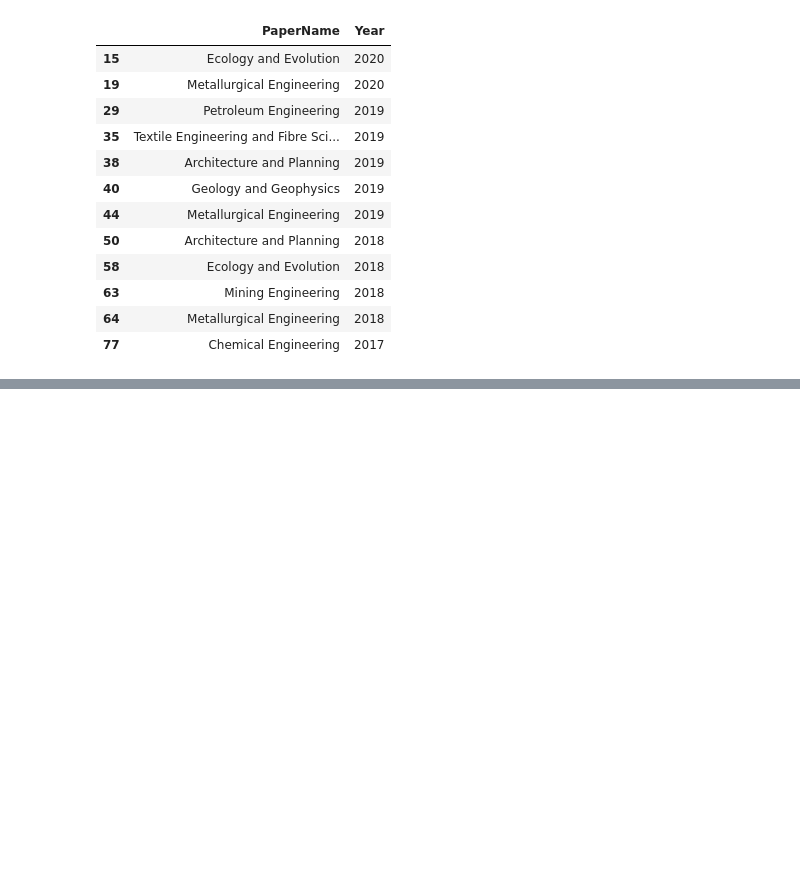
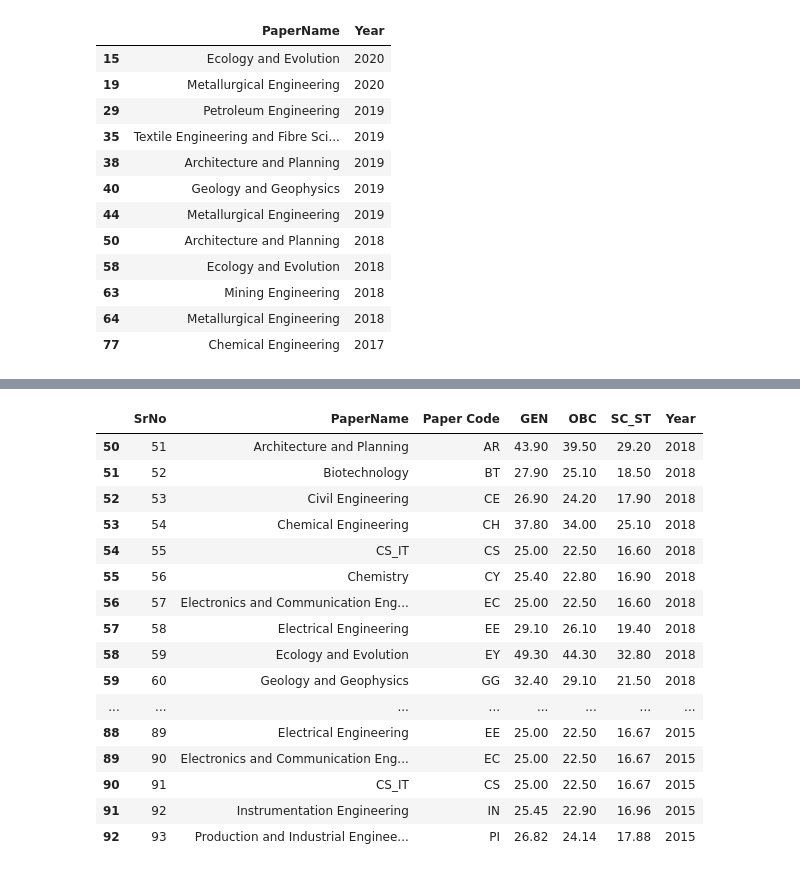
Before and after one commit to Arpan-tech-create/Machine_Learning, a Jupyter notebook: loc & iloc.ipynb, the cells around one changed output, grey strips where cells are left out. Cells and saved outputs as stored; diff of their text form; code cells hidden in the pictures; blank space fills up the shorter version.

```diff
--- a/loc & iloc.ipynb
+++ b/loc & iloc.ipynb
@@ -112,0 +191,20 @@ read.loc[read['GEN']>40,['PaperName','Year']]
+# %%
+read.iloc[50:,:]
+# %% [output]
+|  | SrNo | PaperName | Paper Code | GEN | OBC | SC_ST | Year |
+| 50 | 51 | Architecture and Planning | AR | 43.90 | 39.50 | 29.20 | 2018 |
+| 51 | 52 | Biotechnology | BT | 27.90 | 25.10 | 18.50 | 2018 |
+| 52 | 53 | Civil Engineering | CE | 26.90 | 24.20 | 17.90 | 2018 |
+| 53 | 54 | Chemical Engineering | CH | 37.80 | 34.00 | 25.10 | 2018 |
+| 54 | 55 | CS_IT | CS | 25.00 | 22.50 | 16.60 | 2018 |
+| 55 | 56 | Chemistry | CY | 25.40 | 22.80 | 16.90 | 2018 |
+| 56 | 57 | Electronics and Communication Eng... | EC | 25.00 | 22.50 | 16.60 | 2018 |
+| 57 | 58 | Electrical Engineering | EE | 29.10 | 26.10 | 19.40 | 2018 |
+| 58 | 59 | Ecology and Evolution | EY | 49.30 | 44.30 | 32.80 | 2018 |
+| 59 | 60 | Geology and Geophysics | GG | 32.40 | 29.10 | 21.50 | 2018 |
+| ... | ... | ... | ... | ... | ... | ... | ... |
+| 88 | 89 | Electrical Engineering | EE | 25.00 | 22.50 | 16.67 | 2015 |
+| 89 | 90 | Electronics and Communication Eng... | EC | 25.00 | 22.50 | 16.67 | 2015 |
+| 90 | 91 | CS_IT | CS | 25.00 | 22.50 | 16.67 | 2015 |
+| 91 | 92 | Instrumentation Engineering | IN | 25.45 | 22.90 | 16.96 | 2015 |
+| 92 | 93 | Production and Industrial Enginee... | PI | 26.82 | 24.14 | 17.88 | 2015 |
```
Also changed, not shown: parts of 19 cells of this notebook.
